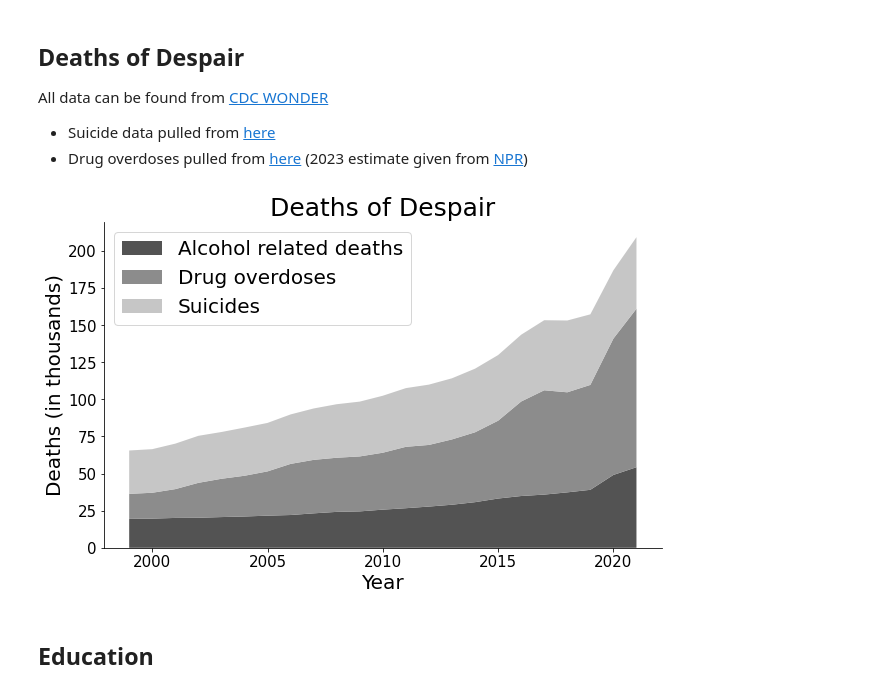
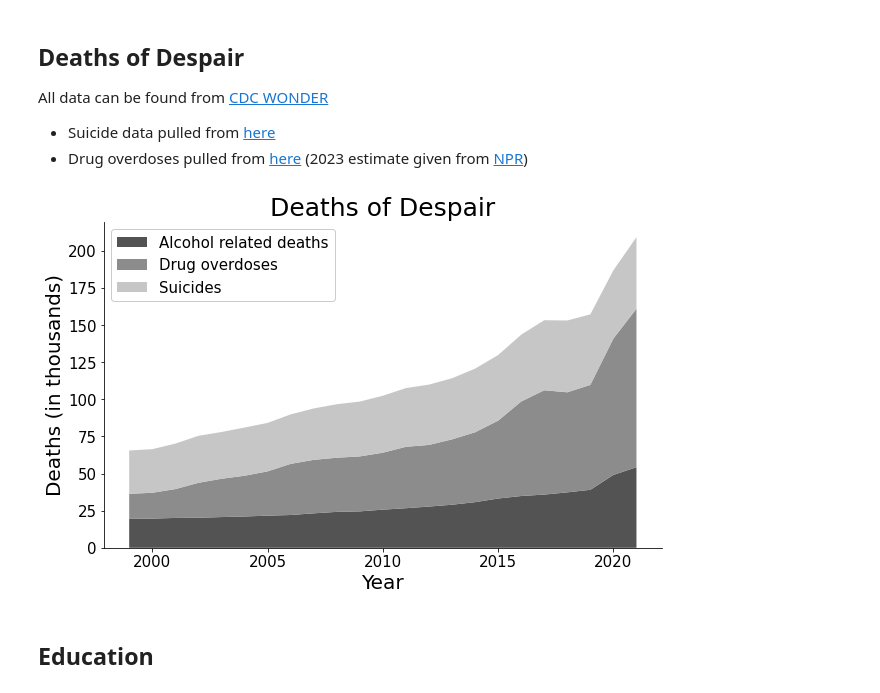
Before and after one commit to jordanott/BackToTheFuture, a Jupyter notebook: notebooks/individual.ipynb, the cells around one changed output. Saved outputs shown, nothing was run; the diff lists cells and outputs as text; code cells hidden in the pictures.

```diff
--- a/notebooks/individual.ipynb
+++ b/notebooks/individual.ipynb
@@ -20,23 +20,23 @@ alcohol_deaths = pd.read_csv("../raw_data/individual/deaths_of_despair/alcohol_d
 # %%
 plt.stackplot(
     suicides.Year.values,
     [
         alcohol_deaths["Alcohol related deaths"].values / 1_000,
         drug_overdoses["Drug overdoses"].values / 1_000,
         suicides["Suicides"].values / 1_000
     ],
     labels=["Alcohol related deaths", "Drug overdoses", "Suicides"],
     alpha=0.9,
     colors=sns.color_palette("gray", 3)
 )
-plt.legend(loc="upper left", fontsize=20)
+helper.create_legend(loc="upper left")
 plt.title("Deaths of Despair", fontsize=25)
 plt.xlabel("Year")
 plt.ylabel("Deaths (in thousands)");
 
 plt.savefig("../images/deaths_of_despair.png", transparent=True)
 # %% [output]
-[figure, old version]
+[figure, new version]
 # %% [markdown]
 ## Education
 # %% [markdown]
```
Also changed, not shown: 2 other files.
